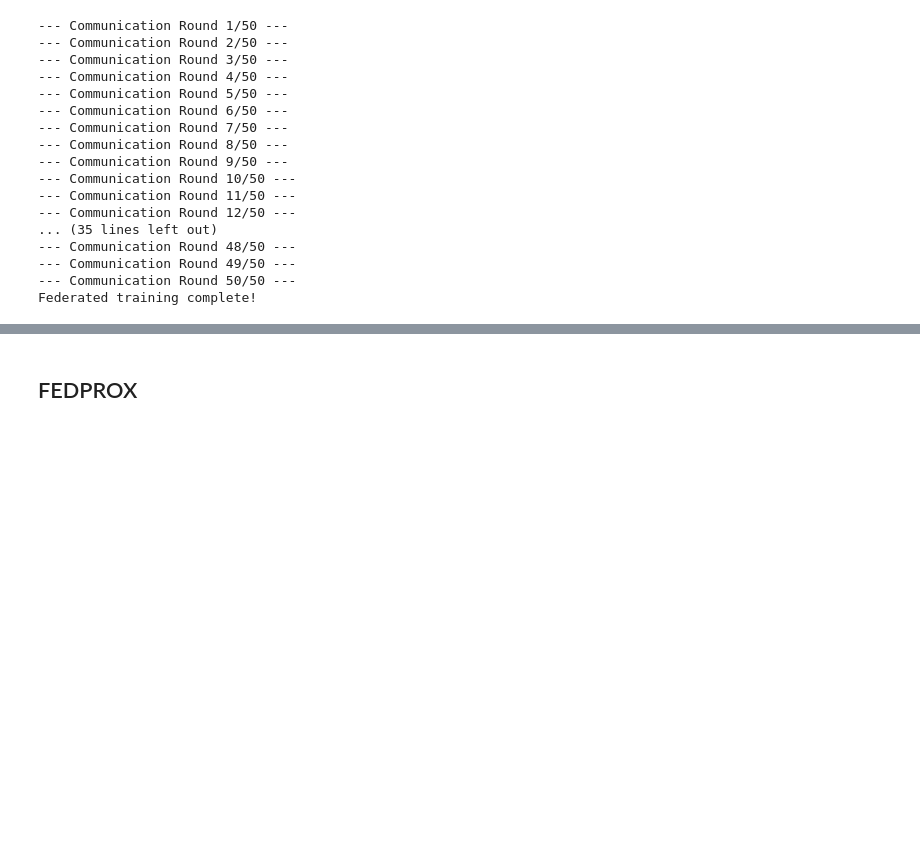
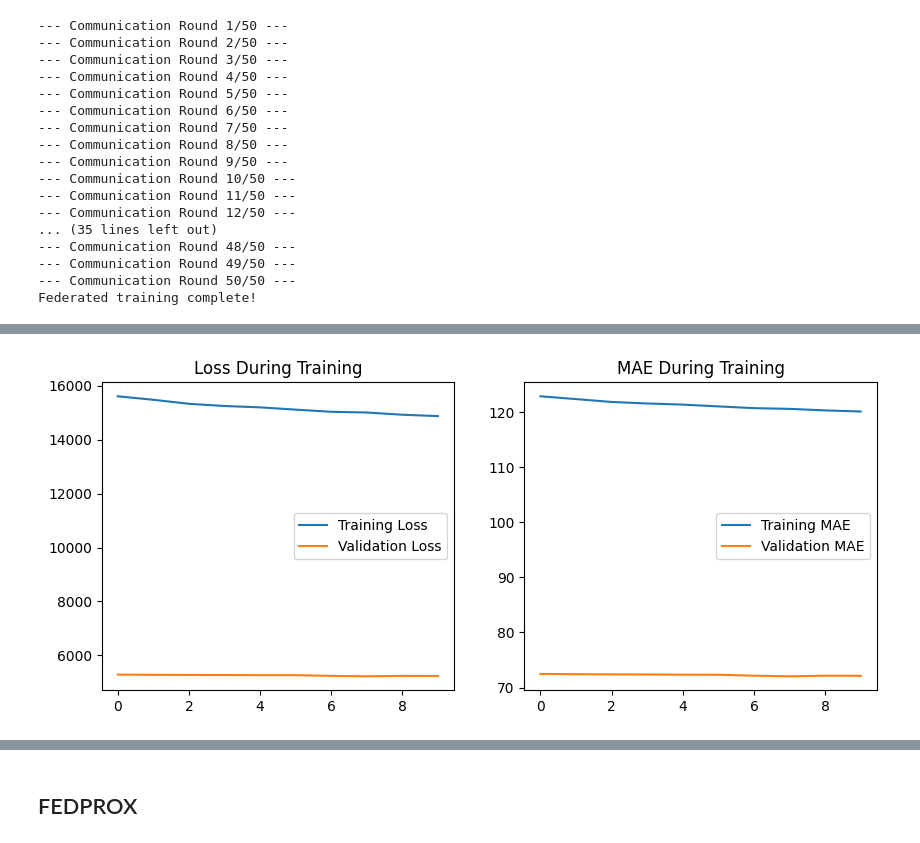
Before and after one commit to mehardeep88/anomaly-detection, a Jupyter notebook: demo.ipynb, the cells around one changed output, grey strips where cells are left out. Drawn from its saved outputs; the diff is of its cells as text; code cells hidden in the pictures; blank space fills up the shorter version.

```diff
--- a/demo.ipynb
+++ b/demo.ipynb
@@ -387,0 +393,6 @@ plt.show()
+# %%
+#fedavg
+print(f"Number of clients: {len(client_data)}")
+for i, (X, y) in enumerate(client_data[:3]):  # Check first 3 clients
+    print(f"Client {i}: X shape {X.shape}, y shape {y.shape}")
+    print(f"Client {i}: X type {type(X)}, y type {type(y)}")
@@ -499,0 +1031,10 @@ Federated Model RMSE:      41.56989184738306
+# %%
+print("=== FEATURE DIMENSION DEBUG ===")
+print(f"Feature columns length: {len(feature_columns)}")
+print(f"Client data shape: {client_data_corrected[0][0].shape}")  # Should be (samples, 30, 17)
+print(f"Test data shape: {X_test_corrected.shape}")  # Should be (engines, 30, 17)
+
+# Check if we have the right features
+print("Feature columns:")
+for i, col in enumerate(feature_columns):
+    print(f"  {i}: {col}")
@@ -499,0 +1413,65 @@ Federated Model RMSE:      41.56989184738306
+# %%
+def test_complete_workflow():
+    """Test the complete workflow with improved model"""
+    print("=== COMPLETE WORKFLOW TEST ===")
+
+    # Build improved model
+    model = build_improved_model()
+
+    # Use first client for testing
+    X_train, y_train = client_data_fixed[0]
+
+    print(f"Training data: {X_train.shape}, {y_train.shape}")
+    print(f"Sample input: mean={X_train[0].mean():.3f}, std={X_train[0].std():.3f}")
+    print(f"Sample label: {y_train[0]}")
+
+    # Train with callbacks for better stability
+    callbacks = [
+        tf.keras.callbacks.ReduceLROnPlateau(patience=3, factor=0.5, verbose=1),
+        tf.keras.callbacks.EarlyStopping(patience=5, restore_best_weights=True)
+    ]
+
+    history = model.fit(
+        X_train[:100], y_train[:100],  # Use subset for quick test
+        epochs=10,
+        batch_size=16,  # Smaller batch size
+        validation_split=0.2,
+        verbose=1,
+        callbacks=callbacks
+    )
+
+    # Test predictions
+    test_pred = model.predict(X_test_fixed[:5]).flatten()
+    print(f"\nTest predictions: {test_pred}")
+    print(f"Actual RUL:       {y_test[:5]}")
+
+    # Calculate loss
+    test_loss = np.sqrt(np.mean((test_pred - y_test[:5]) ** 2))
+    print(f"Test RMSE: {test_loss:.2f}")
+
+    # Plot training history
+    plt.figure(figsize=(10, 4))
+    plt.subplot(1, 2, 1)
+    plt.plot(history.history['loss'], label='Training Loss')
+    plt.plot(history.history['val_loss'], label='Validation Loss')
+    plt.legend()
+    plt.title('Loss During Training')
+
+    plt.subplot(1, 2, 2)
+    plt.plot(history.history['mae'], label='Training MAE')
+    plt.plot(history.history['val_mae'], label='Validation MAE')
+    plt.legend()
+    plt.title('MAE During Training')
+    plt.show()
+
+    return model, test_loss
+
+# Run the complete test
+print("Running complete workflow test...")
+test_model, test_rmse = test_complete_workflow()
+
+if test_rmse < 50:
+    print("🎉 Model is working! Ready for federated learning.")
+else:
+    print("❌ Model still needs debugging")
+# %% [output]
@@ -499,0 +1495 @@ Federated Model RMSE:      41.56989184738306
+[figure, added]
```
Also changed, not shown: parts of 51 cells of this notebook, 2 other files.
